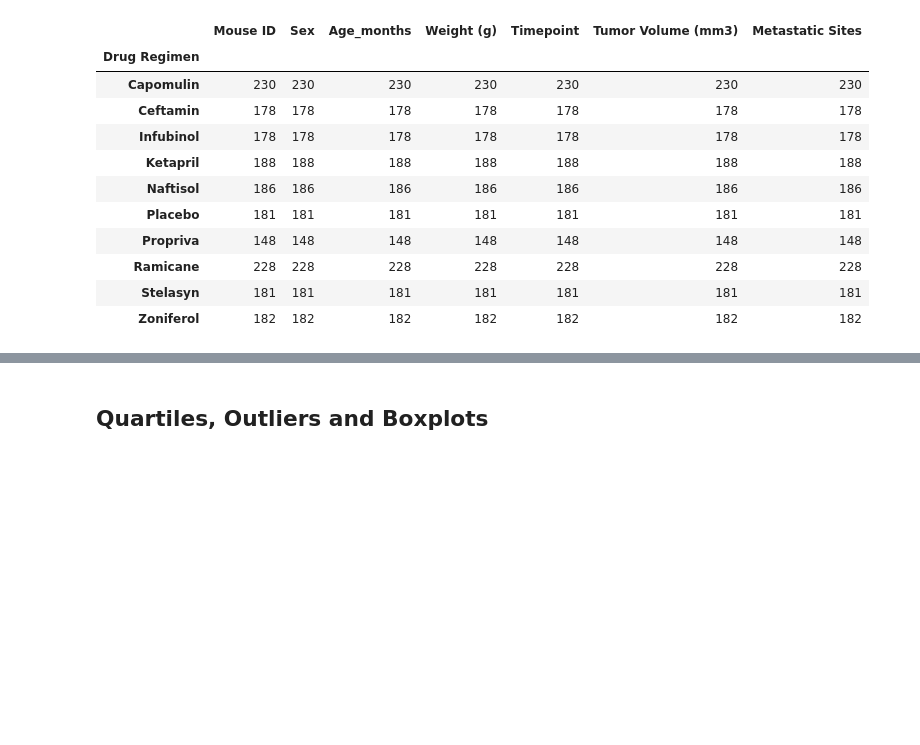
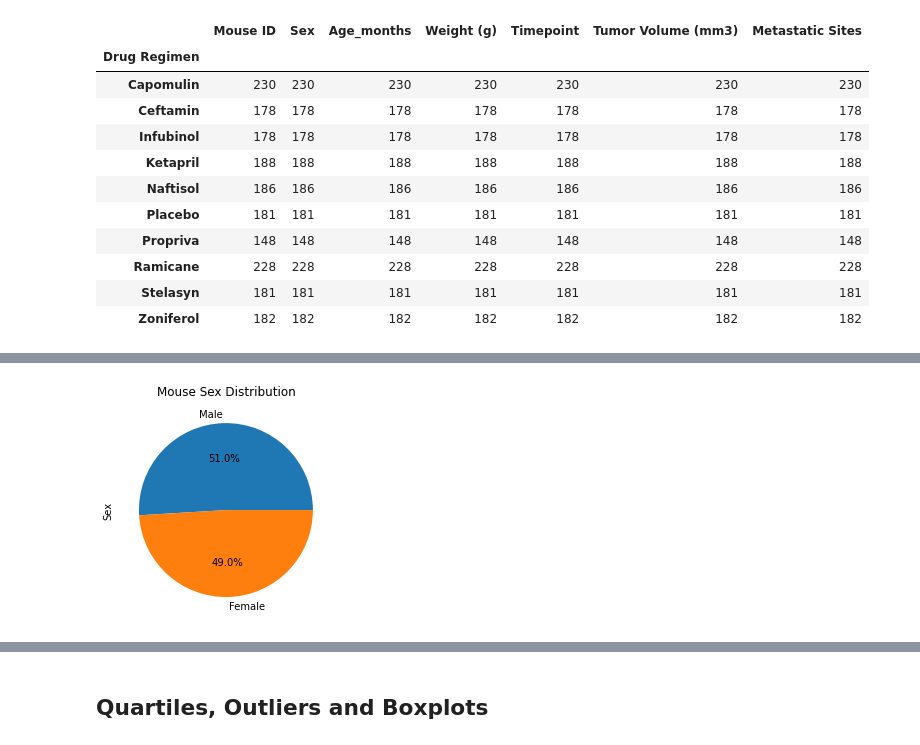
Before and after one commit to j-eikens/matplotlib-challenge, a Jupyter notebook: Pymaceuticals/pymaceuticals_starter.ipynb, the cells around one changed output, grey strips where cells are left out. Saved outputs shown, nothing was run; the diff lists cells and outputs as text; code cells hidden in the pictures; blank space fills up the shorter version.

```diff
--- a/Pymaceuticals/pymaceuticals_starter.ipynb
+++ b/Pymaceuticals/pymaceuticals_starter.ipynb
@@ -196,4 +162,11 @@ type(y_axis)
 # %%
 # Generate a pie plot showing the distribution of female versus male mice using Pandas
+sex_count = clean_df['Sex'].value_counts()
+
+sex_count.plot(kind = 'pie', autopct = "%1.1f%%", title ='Mouse Sex Distribution')
+
+plt.show()
+# %% [output]
+[figure, added]
 # %%
 # Generate a pie plot showing the distribution of female versus male mice using pyplot
```
Also changed, not shown: parts of 11 cells of this notebook.
